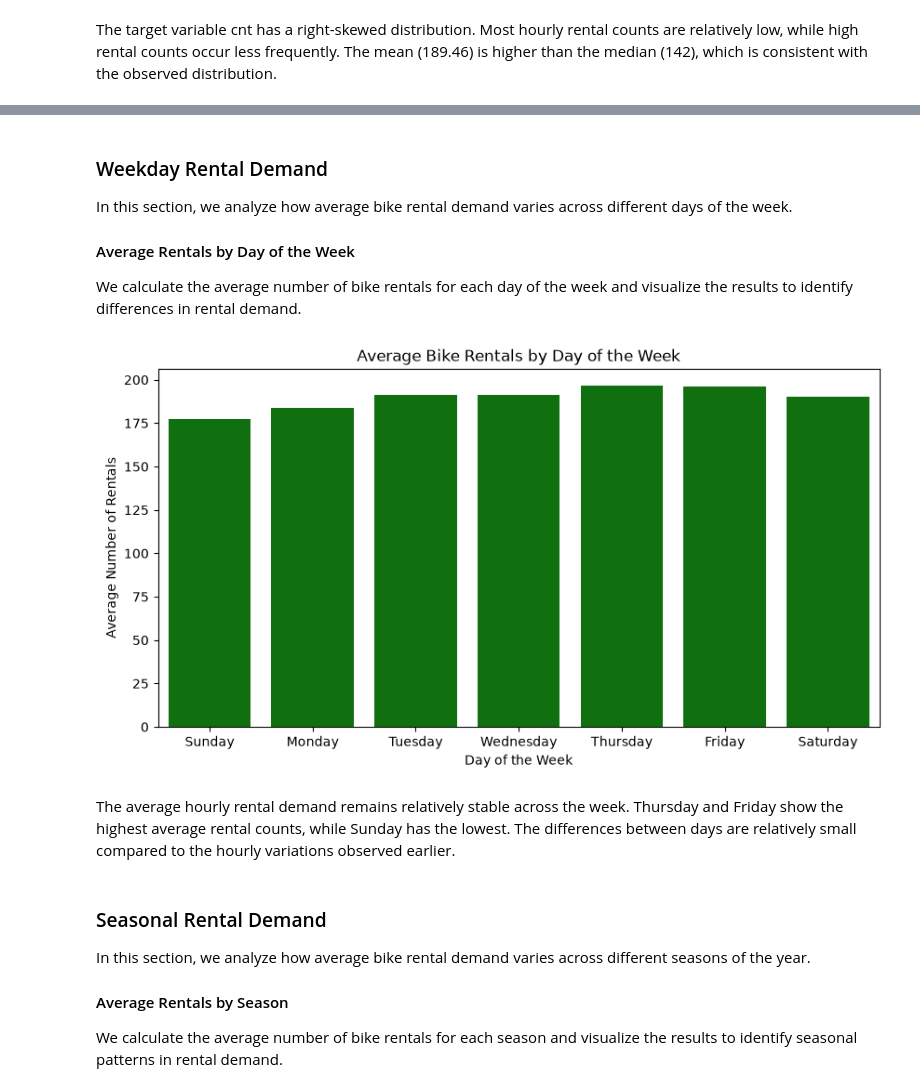
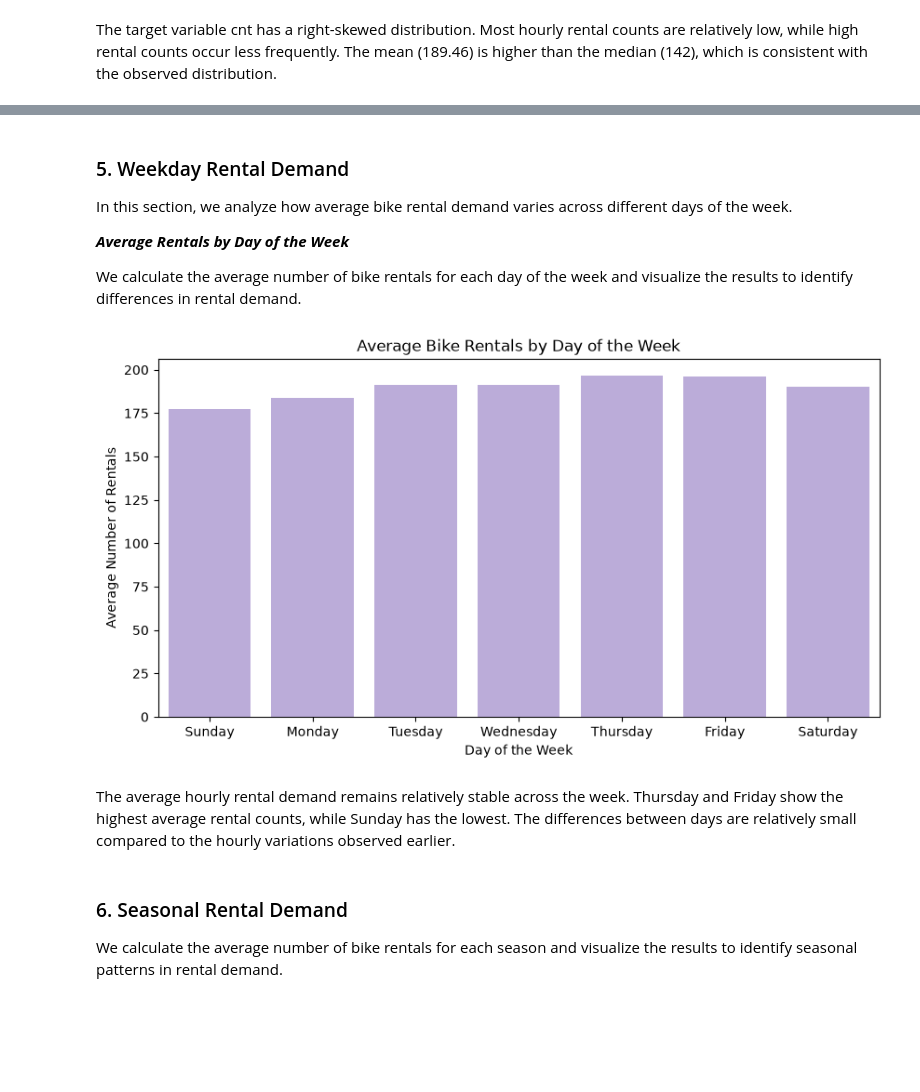
Before and after one commit to Ana02-12/midterm-project-bike-sharing, a Jupyter notebook: notebooks/eda.ipynb, the cells around one changed output, grey strips where cells are left out. Saved outputs shown, nothing was run; the diff lists cells and outputs as text; code cells hidden in the pictures; blank space fills up the shorter version.

```diff
--- a/notebooks/eda.ipynb
+++ b/notebooks/eda.ipynb
@@ -175,9 +178,9 @@ plt.show()
 # %% [markdown]
-### Weekday Rental Demand
+### 5. Weekday Rental Demand
 
 In this section, we analyze how average bike rental demand varies across different days of the week.
 
-#### Average Rentals by Day of the Week
+_**Average Rentals by Day of the Week**_
 
 We calculate the average number of bike rentals for each day of the week and visualize the results to identify differences in rental demand.
 # %%
@@ -197,23 +200,19 @@ weekday_demand['weekday_name'] = weekday_demand['weekday'].map(weekday_names)
 # %%
 plt.figure(figsize=(10, 5))
 
-sns.barplot(data=weekday_demand, x='weekday_name', y='cnt', color='green')
+sns.barplot(data=weekday_demand, x='weekday_name', y='cnt', color="#B9A5E0")
 
 plt.title('Average Bike Rentals by Day of the Week')
 plt.xlabel('Day of the Week')
 plt.ylabel('Average Number of Rentals')
 
 plt.show()
 # %% [output]
-[figure, old version]
+[figure, new version]
 # %% [markdown]
 The average hourly rental demand remains relatively stable across the week. Thursday and Friday show the highest average rental counts, while Sunday has the lowest. The differences between days are relatively small compared to the hourly variations observed earlier.
 # %% [markdown]
-### Seasonal Rental Demand
-
-In this section, we analyze how average bike rental demand varies across different seasons of the year.
-
-#### Average Rentals by Season
+### 6. Seasonal Rental Demand
 
 We calculate the average number of bike rentals for each season and visualize the results to identify seasonal patterns in rental demand.
 # %%
```
Also changed, not shown: parts of 79 cells of this notebook, 16 other files.
